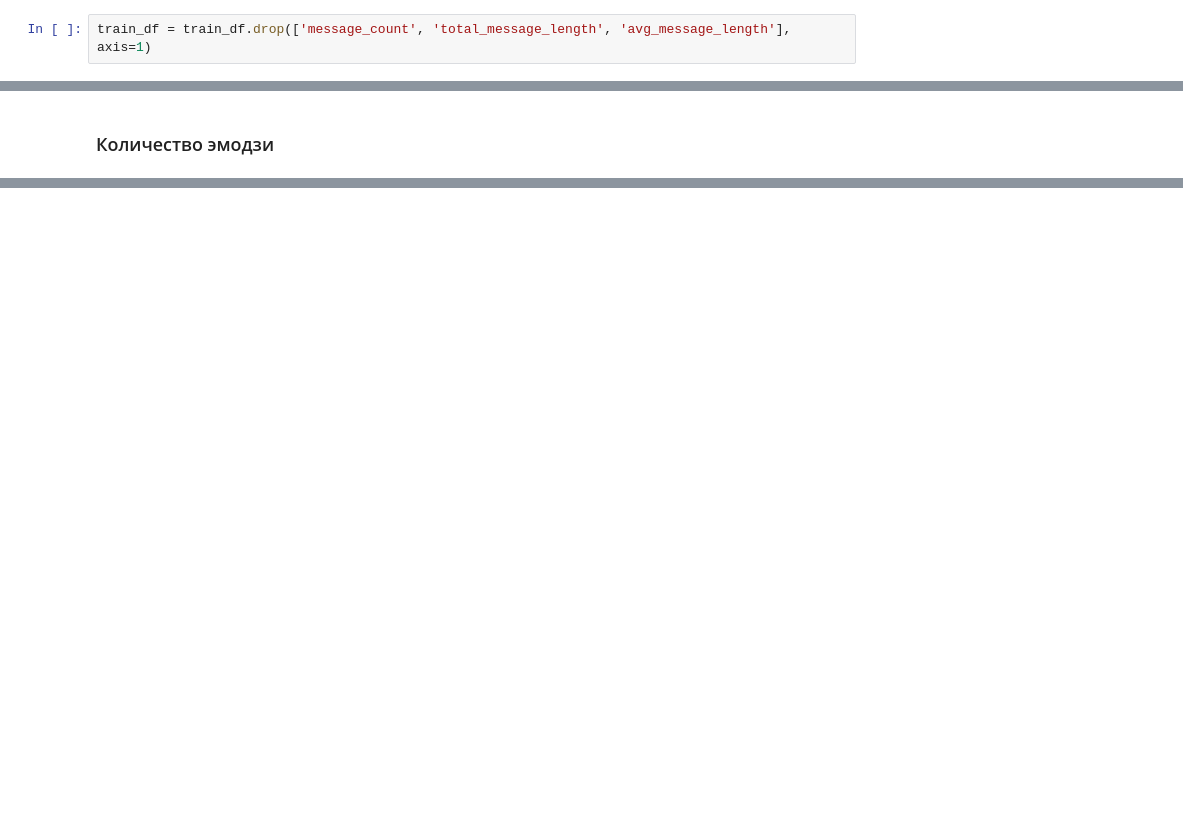
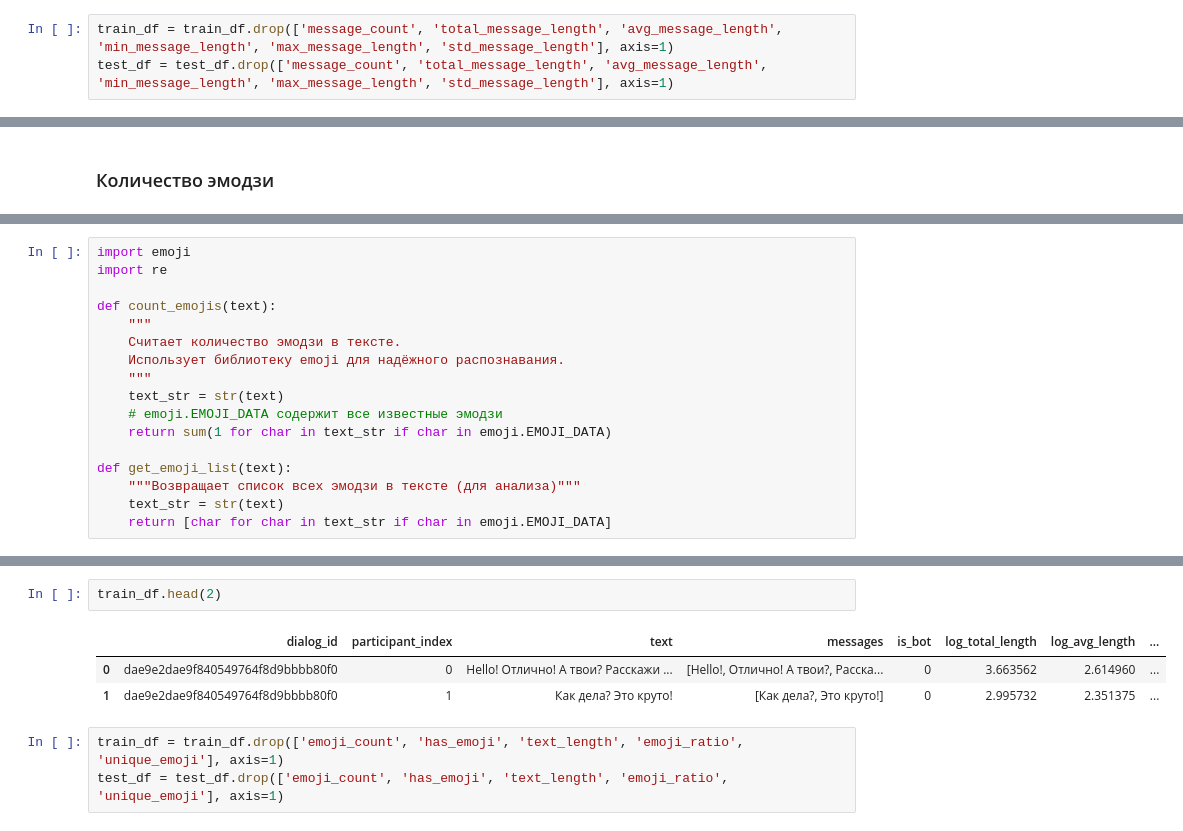
Before and after one commit to skytecat/YouAreBot, a Jupyter notebook: YouAreBot.ipynb, the cells around one changed output, grey strips where cells are left out. Cells and saved outputs as stored; diff of their text form; blank space fills up the shorter version.

Commit message:
Добавление признаков количества эмодзи

```diff
--- a/YouAreBot.ipynb
+++ b/YouAreBot.ipynb
@@ -3110,4 +3122,5 @@ Index(['dialog_id', 'participant_index', 'text', 'messages', 'message_count',
        'log_total_length', 'log_avg_length'],
       dtype='object')
 # %%
-train_df = train_df.drop(['message_count', 'total_message_length', 'avg_message_length'], axis=1)
+train_df = train_df.drop(['message_count', 'total_message_length', 'avg_message_length', 'min_message_length', 'max_message_length', 'std_message_length'], axis=1)
+test_df = test_df.drop(['message_count', 'total_message_length', 'avg_message_length', 'min_message_length', 'max_message_length', 'std_message_length'], axis=1)
@@ -3512,0 +3455,17 @@ result_1 = evaluate_feature_set(
+# %%
+import emoji
+import re
+
+def count_emojis(text):
+    """
+    Считает количество эмодзи в тексте.
+    Использует библиотеку emoji для надёжного распознавания.
+    """
+    text_str = str(text)
+    # emoji.EMOJI_DATA содержит все известные эмодзи
+    return sum(1 for char in text_str if char in emoji.EMOJI_DATA)
+
+def get_emoji_list(text):
+    """Возвращает список всех эмодзи в тексте (для анализа)"""
+    text_str = str(text)
+    return [char for char in text_str if char in emoji.EMOJI_DATA]
@@ -3512,0 +3582,9 @@ result_1 = evaluate_feature_set(
+# %%
+train_df.head(2)
+# %% [output]
+|  | dialog_id | participant_index | text | messages | is_bot | log_total_length | log_avg_length | ... |
+| 0 | dae9e2dae9f840549764f8d9bbbb80f0 | 0 | Hello! Отлично! А твои? Расскажи ... | [Hello!, Отлично! А твои?, Расска... | 0 | 3.663562 | 2.614960 | ... |
+| 1 | dae9e2dae9f840549764f8d9bbbb80f0 | 1 | Как дела? Это круто! | [Как дела?, Это круто!] | 0 | 2.995732 | 2.351375 | ... |
+# %%
+train_df = train_df.drop(['emoji_count', 'has_emoji', 'text_length', 'emoji_ratio', 'unique_emoji'], axis=1)
+test_df = test_df.drop(['emoji_count', 'has_emoji', 'text_length', 'emoji_ratio', 'unique_emoji'], axis=1)
```
Also changed, not shown: parts of 9 cells of this notebook.
